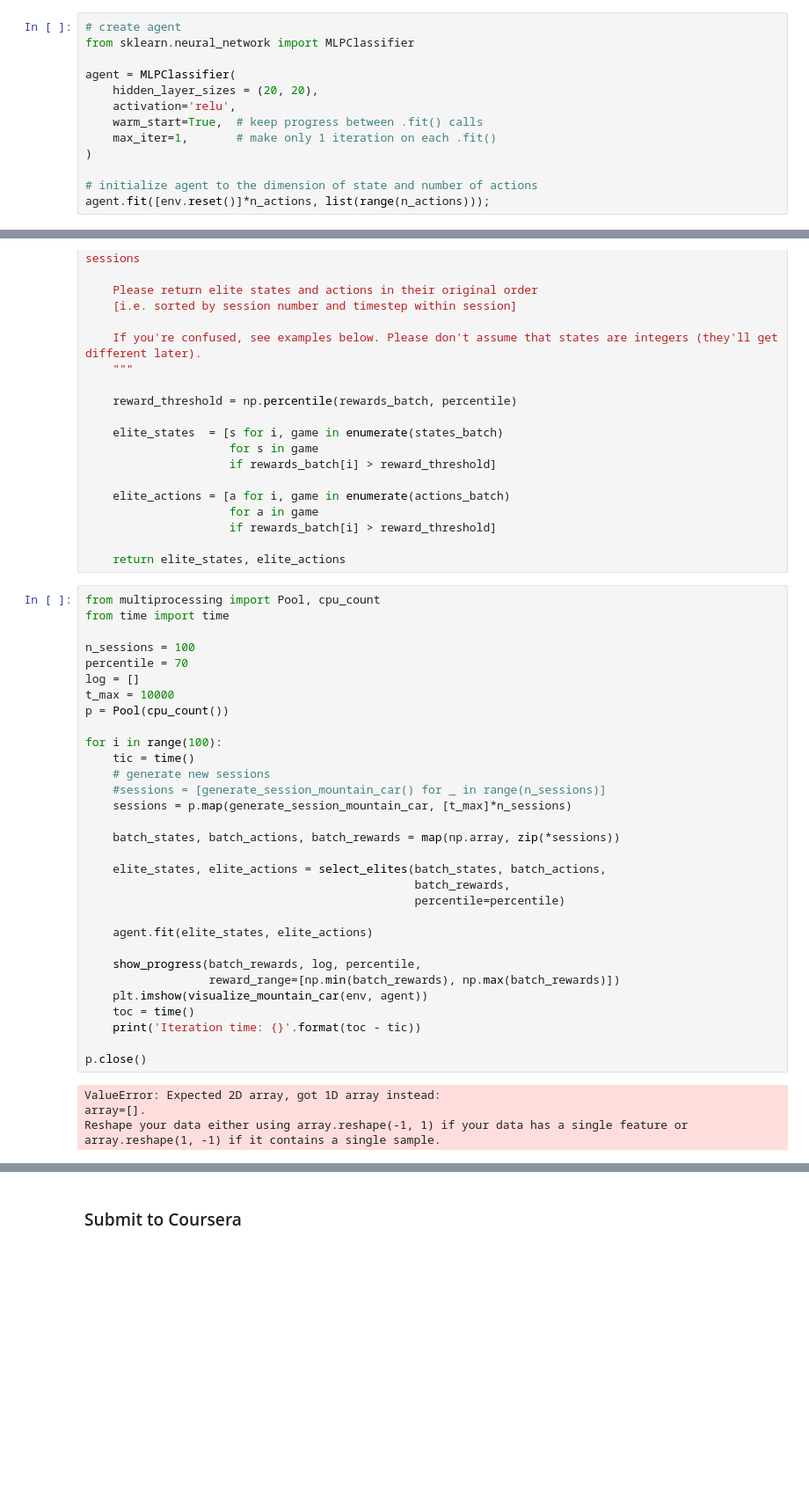
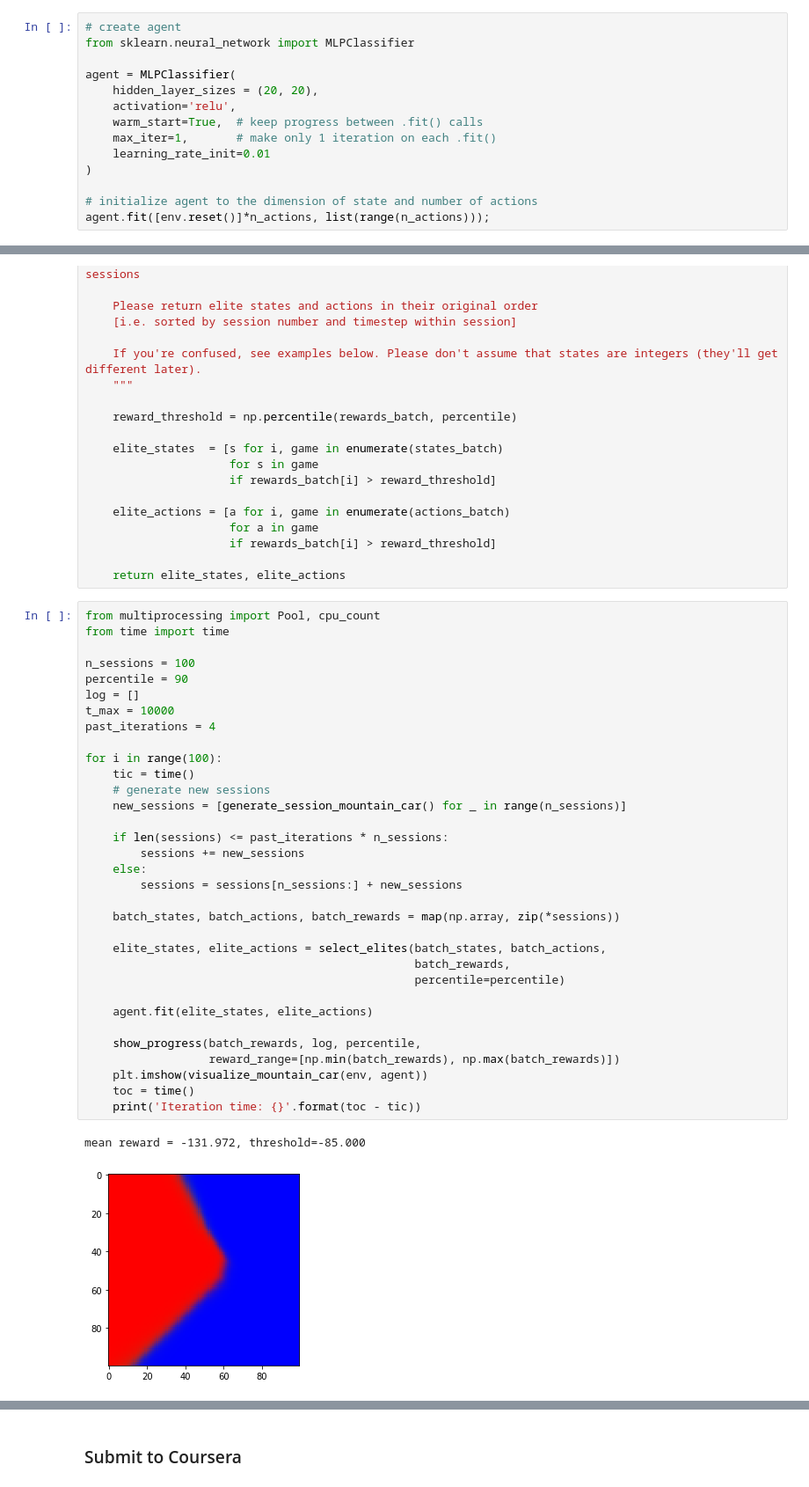
Before and after one commit to mtasende/aml-practical-reinforcement-learning, a Jupyter notebook: week1-intro/deep_crossentropy_method.ipynb, the cells around one changed output, grey strips where cells are left out. Shown at 88% size. Drawn from its saved outputs; the diff is of its cells as text; blank space fills up the shorter version.

```diff
--- a/week1-intro/deep_crossentropy_method.ipynb
+++ b/week1-intro/deep_crossentropy_method.ipynb
@@ -221,6 +221,7 @@ agent = MLPClassifier(
     activation='relu',
     warm_start=True,  # keep progress between .fit() calls
     max_iter=1,       # make only 1 iteration on each .fit()
+    learning_rate_init=0.01
 )
 
 # initialize agent to the dimension of state and number of actions
@@ -294,35 +295,36 @@ def select_elites(states_batch, actions_batch, rewards_batch, percentile=50):
 # %%
 from multiprocessing import Pool, cpu_count
 from time import time
 
 n_sessions = 100
-percentile = 70
+percentile = 90
 log = []
 t_max = 10000
-p = Pool(cpu_count())
+past_iterations = 4
 
 for i in range(100):
     tic = time()
     # generate new sessions
-    #sessions = [generate_session_mountain_car() for _ in range(n_sessions)]
-    sessions = p.map(generate_session_mountain_car, [t_max]*n_sessions)
+    new_sessions = [generate_session_mountain_car() for _ in range(n_sessions)]
+
+    if len(sessions) <= past_iterations * n_sessions:
+        sessions += new_sessions
+    else:
+        sessions = sessions[n_sessions:] + new_sessions
 
     batch_states, batch_actions, batch_rewards = map(np.array, zip(*sessions))
 
     elite_states, elite_actions = select_elites(batch_states, batch_actions,
                                                 batch_rewards,
                                                 percentile=percentile)
 
     agent.fit(elite_states, elite_actions)
 
     show_progress(batch_rewards, log, percentile,
                   reward_range=[np.min(batch_rewards), np.max(batch_rewards)])
     plt.imshow(visualize_mountain_car(env, agent))
     toc = time()
     print('Iteration time: {}'.format(toc - tic))
-
-p.close()
 # %% [output]
-ValueError: Expected 2D array, got 1D array instead:
-array=[].
-Reshape your data either using array.reshape(-1, 1) if your data has a single feature or array.reshape(1, -1) if it contains a single sample.
+mean reward = -131.972, threshold=-85.000
+[figure, added]
```
Also changed, not shown: parts of 5 cells of this notebook.
